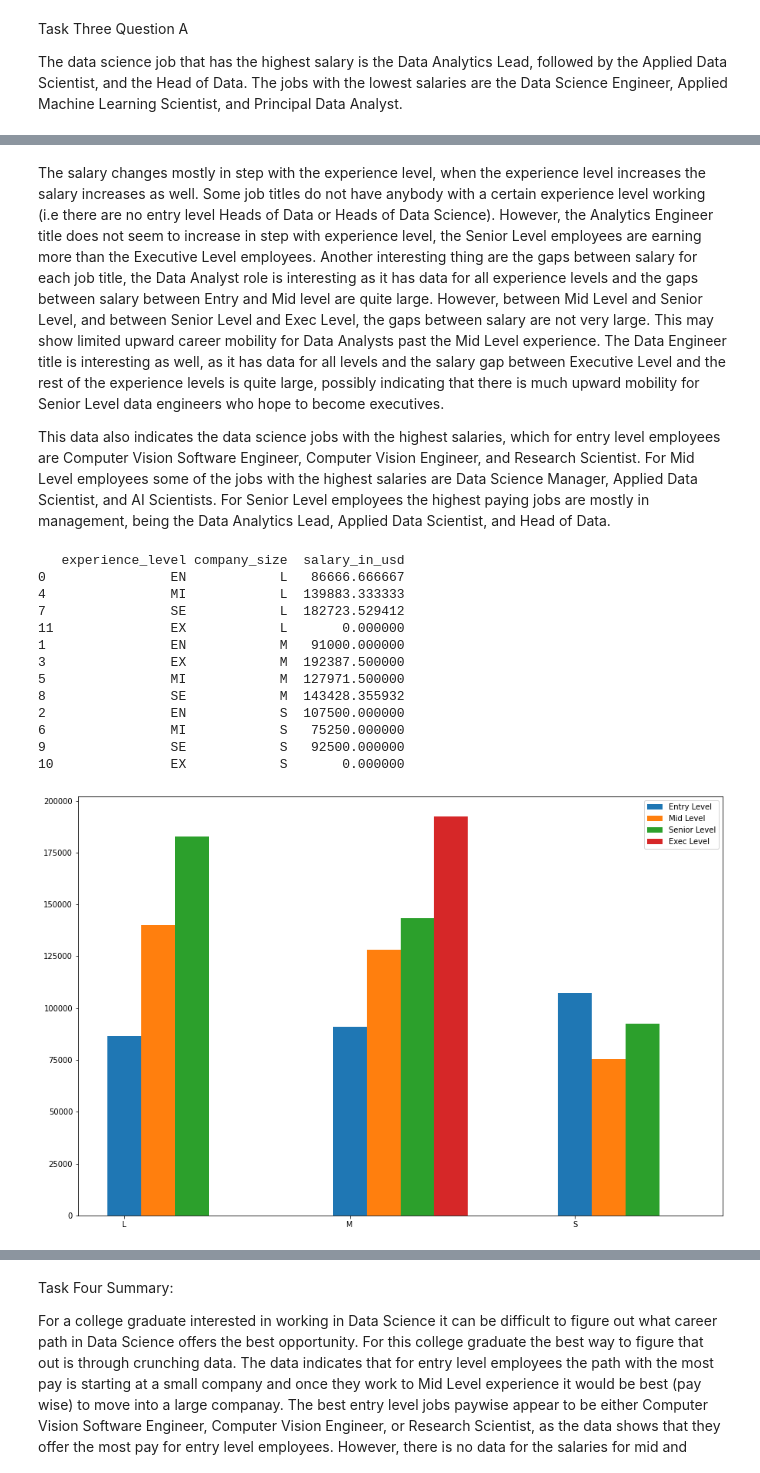
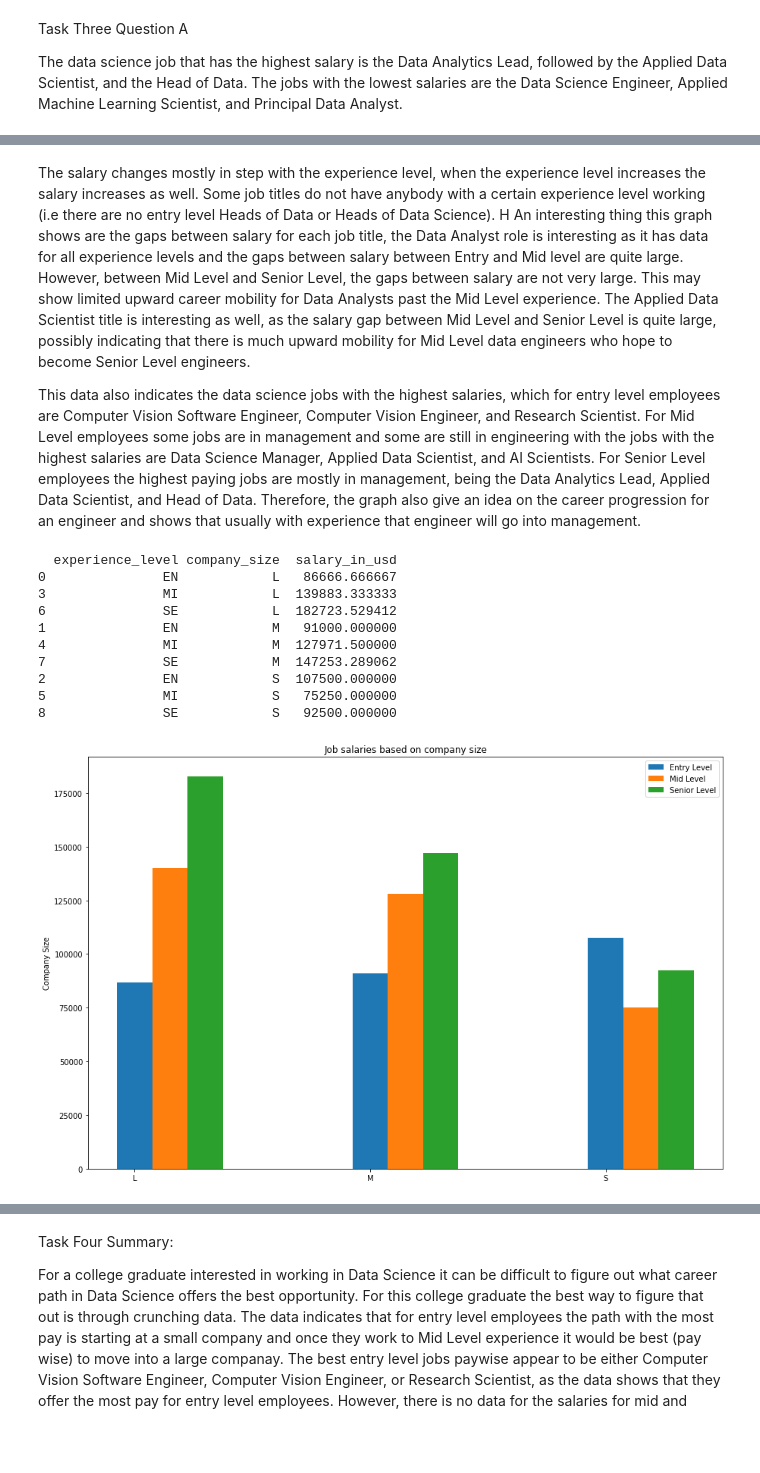
Before and after one commit to alexofceaser85/ProjectOne, a Jupyter notebook: ProjectOne.ipynb, the cells around one changed output, grey strips where cells are left out. Drawn from its saved outputs; the diff is of its cells as text; code cells hidden in the pictures; blank space fills up the shorter version.

```diff
--- a/ProjectOne.ipynb
+++ b/ProjectOne.ipynb
@@ -44,8 +44,8 @@ This is a dataset of job salaries for various data science jobs. This dataset is
 # %%
 #Task Two Clean the Data
 
-# EN = Entry Level, MI = Mid Level, SE = Senior Level, EX = Executive
-valid_values_for_experience_level = ['EN', 'MI', 'SE', 'EX']
+# EN = Entry Level, MI = Mid Level, SE = Senior Level
+valid_values_for_experience_level = ['EN', 'MI', 'SE']
 # S = Small Company, M = Medium Company, L = Large Company
 valid_values_for_company_size = ['S', 'M', 'L']
 
@@ -71,6 +71,9 @@ salaries['job_title'] = salaries['job_title'].str.upper()
 salaries['experience_level'] = salaries['experience_level'].str.upper()
 salaries['company_size'] = salaries['company_size'].str.upper()
 
+# Merge Executive Level and Senior Level
+salaries['experience_level'] = salaries['experience_level'].replace('EX', 'SE')
+
 # Remove incorrect inputs
 salaries = salaries[salaries['experience_level'].isin(valid_values_for_experience_level)]
 salaries = salaries[salaries['company_size'].isin(valid_values_for_company_size)]
@@ -158,48 +164,45 @@ plt.show()
 # %% [markdown]
-The salary changes mostly in step with the experience level, when the experience level increases the salary increases as well. Some job titles do not have anybody with a certain experience level working (i.e there are no entry level Heads of Data or Heads of Data Science). However, the Analytics Engineer title does not seem to increase in step with experience level, the Senior Level employees are earning more than the Executive Level employees. Another interesting thing are the gaps between salary for each job title, the Data Analyst role is interesting as it has data for all experience levels and the gaps between salary between Entry and Mid level are quite large. However, between Mid Level and Senior Level, and between Senior Level and Exec Level, the gaps between salary are not very large. This may show limited upward career mobility for Data Analysts past the Mid Level experience. The Data Engineer title is interesting as well, as it has data for all levels and the salary gap between Executive Level and the rest of the experience levels is quite large, possibly indicating that there is much upward mobility for Senior Level data engineers who hope to become executives.
+The salary changes mostly in step with the experience level, when the experience level increases the salary increases as well. Some job titles do not have anybody with a certain experience level working (i.e there are no entry level Heads of Data or Heads of Data Science). H An interesting thing this graph shows are the gaps between salary for each job title, the Data Analyst role is interesting as it has data for all experience levels and the gaps between salary between Entry and Mid level are quite large. However, between Mid Level and Senior Level, the gaps between salary are not very large. This may show limited upward career mobility for Data Analysts past the Mid Level experience. The Applied Data Scientist title is interesting as well, as the salary gap between Mid Level and Senior Level is quite large, possibly indicating that there is much upward mobility for Mid Level data engineers who hope to become Senior Level engineers.
 
-This data also indicates the data science jobs with the highest salaries, which for entry level employees are Computer Vision Software Engineer, Computer Vision Engineer, and Research Scientist. For Mid Level employees some of the jobs with the highest salaries are Data Science Manager, Applied Data Scientist, and AI Scientists. For Senior Level employees the highest paying jobs are mostly in management, being the Data Analytics Lead, Applied Data Scientist, and Head of Data.
+This data also indicates the data science jobs with the highest salaries, which for entry level employees are Computer Vision Software Engineer, Computer Vision Engineer, and Research Scientist. For Mid Level employees some jobs are in management and some are still in engineering with the jobs with the highest salaries are Data Science Manager, Applied Data Scientist, and AI Scientists. For Senior Level employees the highest paying jobs are mostly in management, being the Data Analytics Lead, Applied Data Scientist, and Head of Data. Therefore, the graph also give an idea on the career progression for an engineer and shows that usually with experience that engineer will go into management.
 # %%
 #Task Three Question C Find how the Salary Changes with Company Size
 salaries_company_size_and_job_experience = salaries[['salary_in_usd', 'experience_level', 'company_size']]
 aggregated_salaries_by_company_size_and_experience = salaries_company_size_and_job_experience.groupby(['experience_level', 'company_size']).aggregate(np.average).reset_index()
 unique_company_sizes = aggregated_salaries_by_company_size_and_experience['company_size'].drop_duplicates()
 
 x_axis = np.arange(len(unique_company_sizes))
 width = .15
 
 for company_size in valid_values_for_company_size:
     salaries_for_company_size = salaries_company_size_and_job_experience[salaries_company_size_and_job_experience['company_size'] == company_size]
     for level in valid_values_for_experience_level:
         if not salaries_for_company_size['experience_level'].isin([level]).any():
            aggregated_salaries_by_company_size_and_experience.loc[len(aggregated_salaries_by_company_size_and_experience.index)] = [level, company_size, 0]
 
 aggregated_salaries_by_company_size_and_experience = aggregated_salaries_by_company_size_and_experience.sort_values(by='company_size')
 print(aggregated_salaries_by_company_size_and_experience)
 
 plt.figure(figsize=(15, 10))
 plt.bar(x_axis, aggregated_salaries_by_company_size_and_experience[aggregated_salaries_by_company_size_and_experience['experience_level'] == 'EN']['salary_in_usd'], width = width, label='Entry Level')
 plt.bar(x_axis + width, aggregated_salaries_by_company_size_and_experience[aggregated_salaries_by_company_size_and_experience['experience_level'] == 'MI']['salary_in_usd'], width = width, label='Mid Level')
 plt.bar(x_axis + width * 2, aggregated_salaries_by_company_size_and_experience[aggregated_salaries_by_company_size_and_experience['experience_level'] == 'SE']['salary_in_usd'], width = width, label='Senior Level')
-plt.bar(x_axis + width * 3, aggregated_salaries_by_company_size_and_experience[aggregated_salaries_by_company_size_and_experience['experience_level'] == 'EX']['salary_in_usd'], width = width, label='Exec Level')
 
 plt.legend()
-
+plt.title('Job salaries based on company size')
+plt.ylabel('Salary in ($)')
+plt.xlabel('Company Size')
 plt.xticks(x_axis, unique_company_sizes)
-
 plt.show()
 # %% [output]
-   experience_level company_size  salary_in_usd
-0                EN            L   86666.666667
-4                MI            L  139883.333333
-7                SE            L  182723.529412
-11               EX            L       0.000000
-1                EN            M   91000.000000
-3                EX            M  192387.500000
-5                MI            M  127971.500000
-8                SE            M  143428.355932
-2                EN            S  107500.000000
-6                MI            S   75250.000000
-9                SE            S   92500.000000
-10               EX            S       0.000000
+  experience_level company_size  salary_in_usd
+0               EN            L   86666.666667
+3               MI            L  139883.333333
+6               SE            L  182723.529412
+1               EN            M   91000.000000
+4               MI            M  127971.500000
+7               SE            M  147253.289062
+2               EN            S  107500.000000
+5               MI            S   75250.000000
+8               SE            S   92500.000000
-[figure, old version]
+[figure, new version]
```
Also changed, not shown: parts of 4 cells of this notebook.
